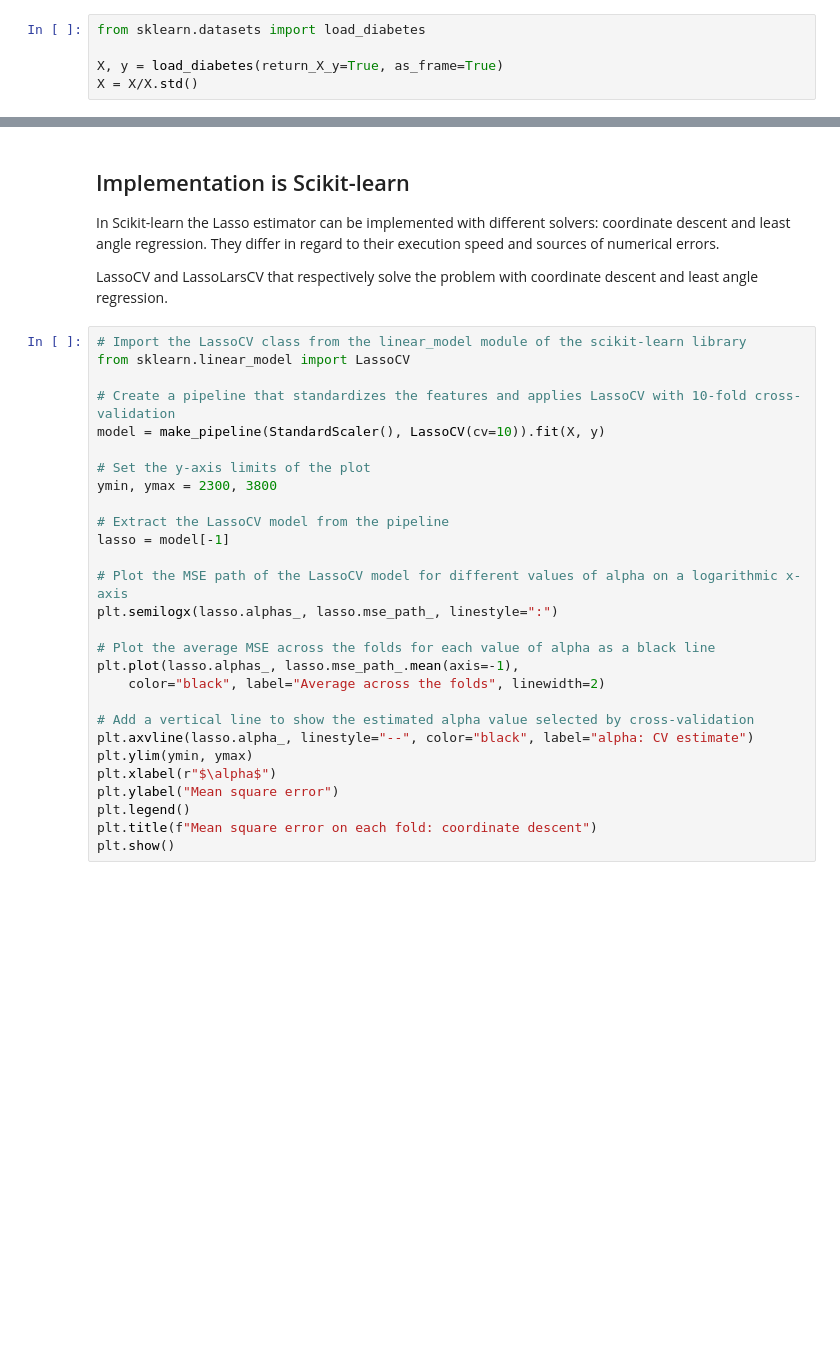
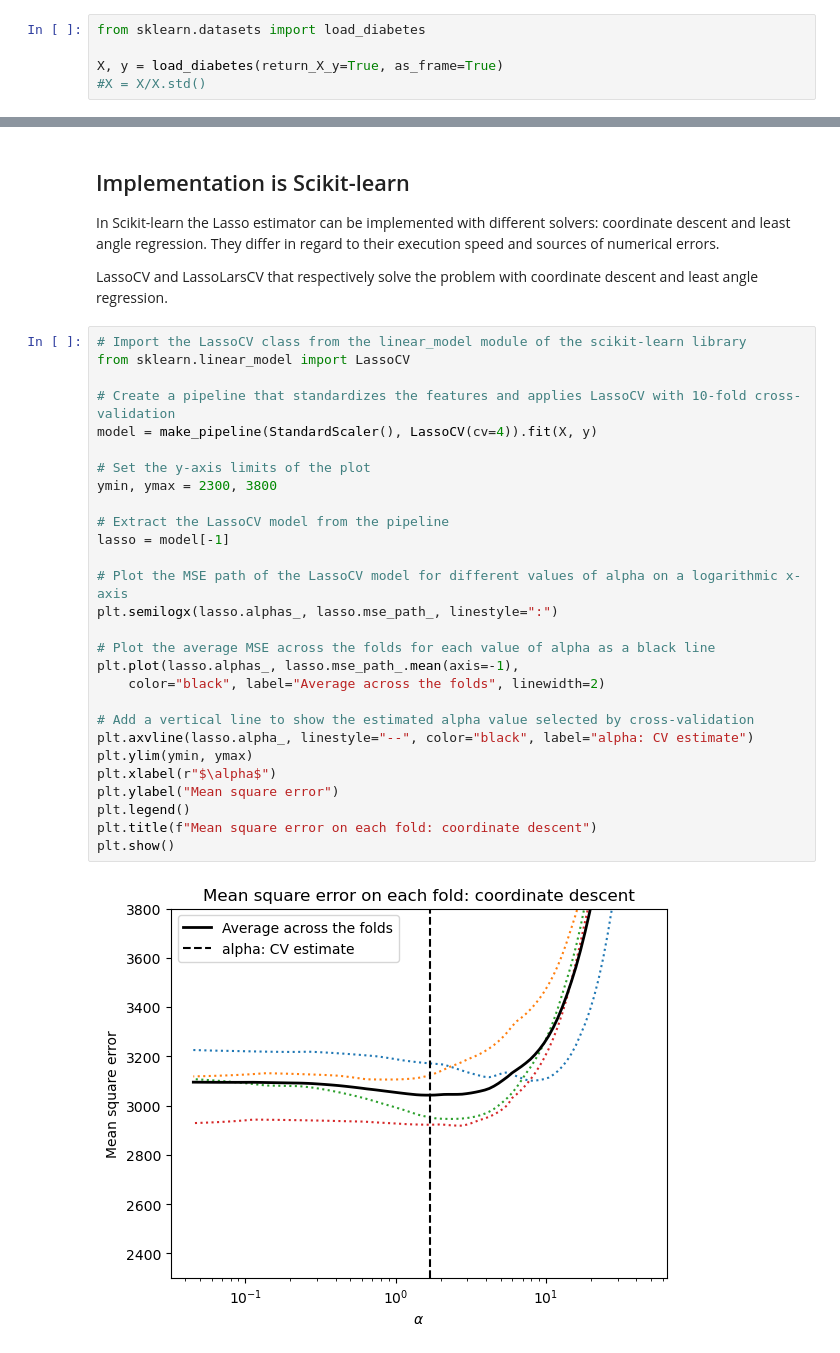
Before and after one commit to wegard/predictive-modelling-with-machine-learning, a Jupyter notebook: notebooks/08_Information_criteria_and_cross_validation.ipynb, the cells around one changed output, grey strips where cells are left out. Saved outputs shown, nothing was run; the diff lists cells and outputs as text; blank space fills up the shorter version.

```diff
--- a/notebooks/08_Information_criteria_and_cross_validation.ipynb
+++ b/notebooks/08_Information_criteria_and_cross_validation.ipynb
@@ -28,7 +28,7 @@ The dataset has been preprocessed so that each feature has been mean-centered an
 from sklearn.datasets import load_diabetes
 
 X, y = load_diabetes(return_X_y=True, as_frame=True)
-X = X/X.std()
+#X = X/X.std()
 # %%
 import numpy as np
 import pandas as pd
@@ -156,31 +205,33 @@ LassoCV and LassoLarsCV that respectively solve the problem with coordinate desc
 # %%
 # Import the LassoCV class from the linear_model module of the scikit-learn library
 from sklearn.linear_model import LassoCV
 
 # Create a pipeline that standardizes the features and applies LassoCV with 10-fold cross-validation
-model = make_pipeline(StandardScaler(), LassoCV(cv=10)).fit(X, y)
+model = make_pipeline(StandardScaler(), LassoCV(cv=4)).fit(X, y)
 
 # Set the y-axis limits of the plot
 ymin, ymax = 2300, 3800
 
 # Extract the LassoCV model from the pipeline
 lasso = model[-1]
 
 # Plot the MSE path of the LassoCV model for different values of alpha on a logarithmic x-axis
 plt.semilogx(lasso.alphas_, lasso.mse_path_, linestyle=":")
 
 # Plot the average MSE across the folds for each value of alpha as a black line
 plt.plot(lasso.alphas_, lasso.mse_path_.mean(axis=-1),
     color="black", label="Average across the folds", linewidth=2)
 
 # Add a vertical line to show the estimated alpha value selected by cross-validation
 plt.axvline(lasso.alpha_, linestyle="--", color="black", label="alpha: CV estimate")
 plt.ylim(ymin, ymax)
 plt.xlabel(r"$\alpha$")
 plt.ylabel("Mean square error")
 plt.legend()
 plt.title(f"Mean square error on each fold: coordinate descent")
 plt.show()
+# %% [output]
+[figure, added]
 # %%
 # Import the LassoLarsCV class from the linear_model module of the scikit-learn library
 from sklearn.linear_model import LassoLarsCV
```
Also changed, not shown: parts of 6 cells of this notebook, 3 other files.
